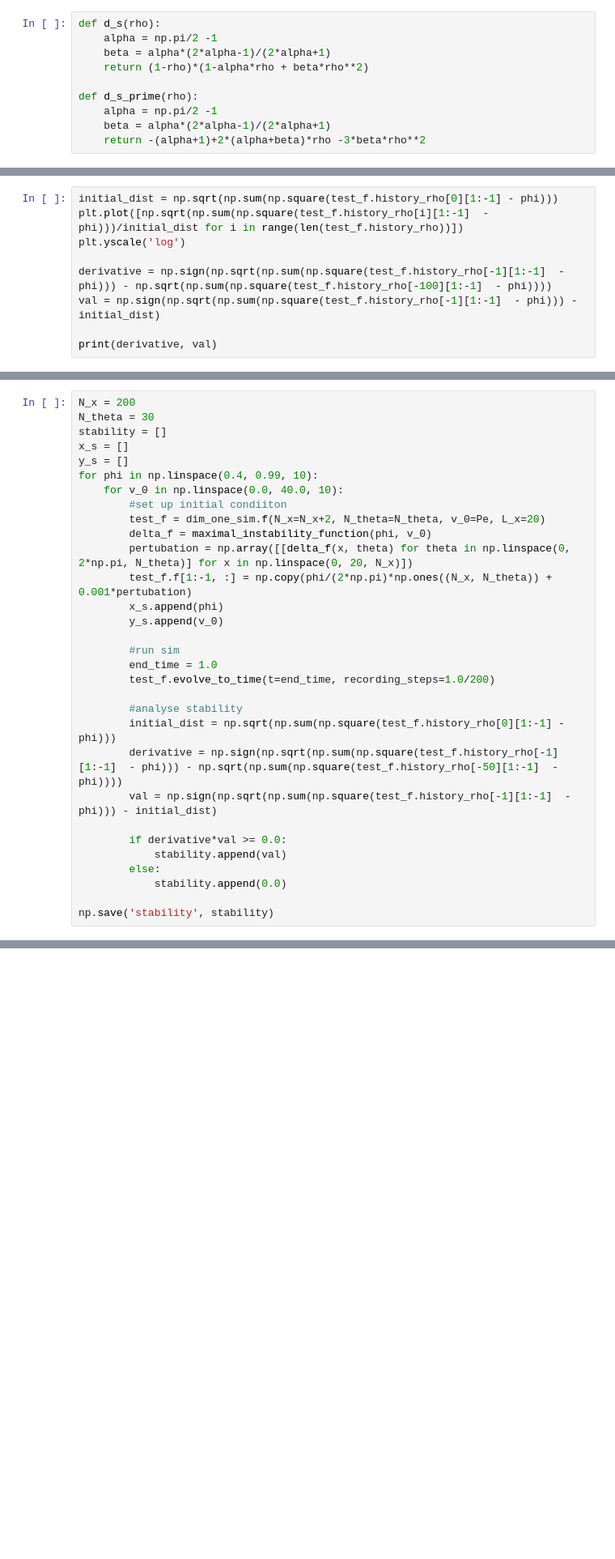
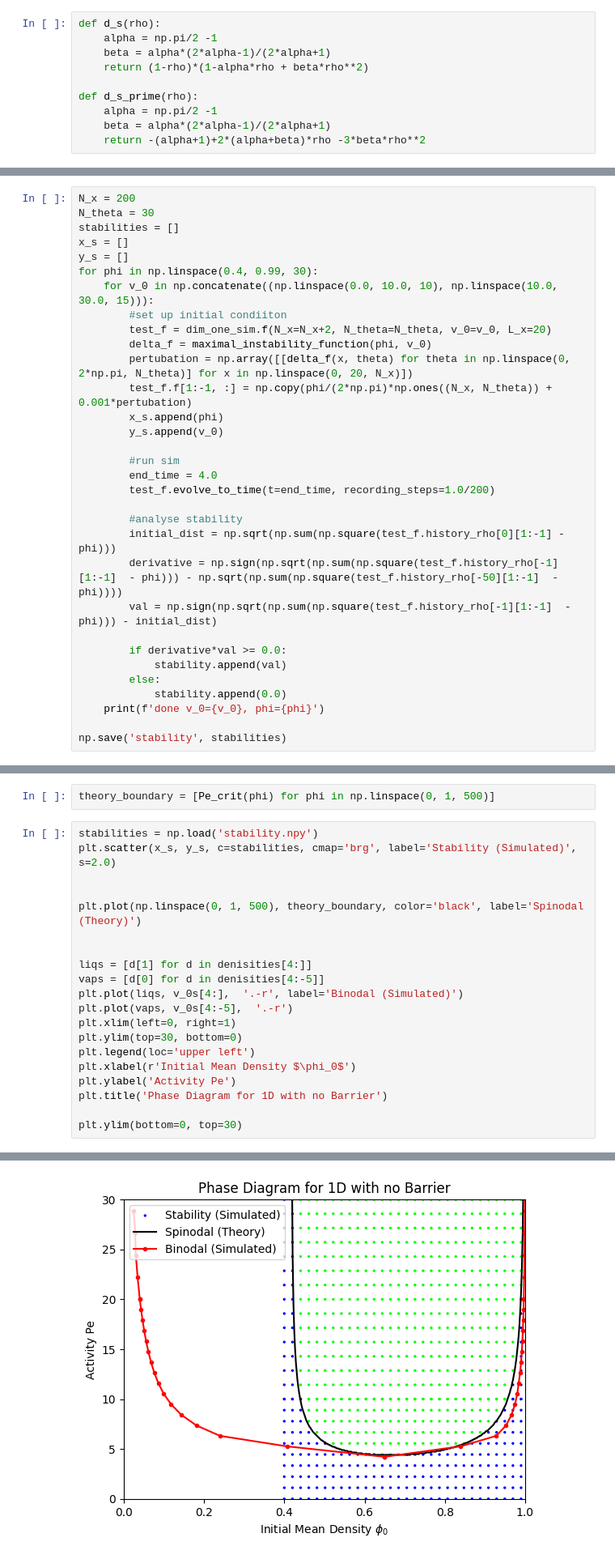
Before and after one commit to noahgrodzinski/Active-Interfaces, a Jupyter notebook: Numerics_1D/no_wall_sims/easy_to_read_1d_sims.ipynb, the cells around one changed output, grey strips where cells are left out. Shown at 81% size. Saved outputs shown, nothing was run; the diff lists cells and outputs as text; blank space fills up the shorter version.

Commit message:
finished off barrier-free sims

```diff
--- a/Numerics_1D/no_wall_sims/easy_to_read_1d_sims.ipynb
+++ b/Numerics_1D/no_wall_sims/easy_to_read_1d_sims.ipynb
@@ -223,9 +119,0 @@ plt.show()
-# %%
-initial_dist = np.sqrt(np.sum(np.square(test_f.history_rho[0][1:-1] - phi)))
-plt.plot([np.sqrt(np.sum(np.square(test_f.history_rho[i][1:-1]  - phi)))/initial_dist for i in range(len(test_f.history_rho))])
-plt.yscale('log')
-
-derivative = np.sign(np.sqrt(np.sum(np.square(test_f.history_rho[-1][1:-1]  - phi))) - np.sqrt(np.sum(np.square(test_f.history_rho[-100][1:-1]  - phi))))
-val = np.sign(np.sqrt(np.sum(np.square(test_f.history_rho[-1][1:-1]  - phi))) - initial_dist)
-
-print(derivative, val)
@@ -235,13 +122,13 @@ print(derivative, val)
 # %%
 N_x = 200
 N_theta = 30
-stability = []
+stabilities = []
 x_s = []
 y_s = []
-for phi in np.linspace(0.4, 0.99, 10):
-    for v_0 in np.linspace(0.0, 40.0, 10):
+for phi in np.linspace(0.4, 0.99, 30):
+    for v_0 in np.concatenate((np.linspace(0.0, 10.0, 10), np.linspace(10.0, 30.0, 15))):
         #set up initial condiiton
-        test_f = dim_one_sim.f(N_x=N_x+2, N_theta=N_theta, v_0=Pe, L_x=20)
+        test_f = dim_one_sim.f(N_x=N_x+2, N_theta=N_theta, v_0=v_0, L_x=20)
         delta_f = maximal_instability_function(phi, v_0)
         pertubation = np.array([[delta_f(x, theta) for theta in np.linspace(0, 2*np.pi, N_theta)] for x in np.linspace(0, 20, N_x)])
         test_f.f[1:-1, :] = np.copy(phi/(2*np.pi)*np.ones((N_x, N_theta)) + 0.001*pertubation)
@@ -249,7 +136,7 @@ for phi in np.linspace(0.4, 0.99, 10):
         y_s.append(v_0)
 
         #run sim
-        end_time = 1.0
+        end_time = 4.0
         test_f.evolve_to_time(t=end_time, recording_steps=1.0/200)
 
         #analyse stability
@@ -261,5 +148,6 @@ for phi in np.linspace(0.4, 0.99, 10):
             stability.append(val)
         else:
             stability.append(0.0)
+    print(f'done v_0={v_0}, phi={phi}')
 
-np.save('stability', stability)
+np.save('stability', stabilities)
@@ -272,0 +187,23 @@ plt.ylim(bottom=0.0, top=40.0)
+# %%
+theory_boundary = [Pe_crit(phi) for phi in np.linspace(0, 1, 500)]
+# %%
+stabilities = np.load('stability.npy')
+plt.scatter(x_s, y_s, c=stabilities, cmap='brg', label='Stability (Simulated)', s=2.0)
+
+
+plt.plot(np.linspace(0, 1, 500), theory_boundary, color='black', label='Spinodal (Theory)')
+
+
+liqs = [d[1] for d in denisities[4:]]
+vaps = [d[0] for d in denisities[4:-5]]
+plt.plot(liqs, v_0s[4:],  '.-r', label='Binodal (Simulated)')
+plt.plot(vaps, v_0s[4:-5],  '.-r')
+plt.xlim(left=0, right=1)
+plt.ylim(top=30, bottom=0)
+plt.legend(loc='upper left')
+plt.xlabel(r'Initial Mean Density $\phi_0$')
+plt.ylabel('Activity Pe')
+plt.title('Phase Diagram for 1D with no Barrier')
+
+plt.ylim(bottom=0, top=30)
+# %% [output]
@@ -272,0 +211 @@ plt.ylim(bottom=0.0, top=40.0)
+[figure, added]
```
Also changed, not shown: parts of 26 cells of this notebook, 4 other files.
